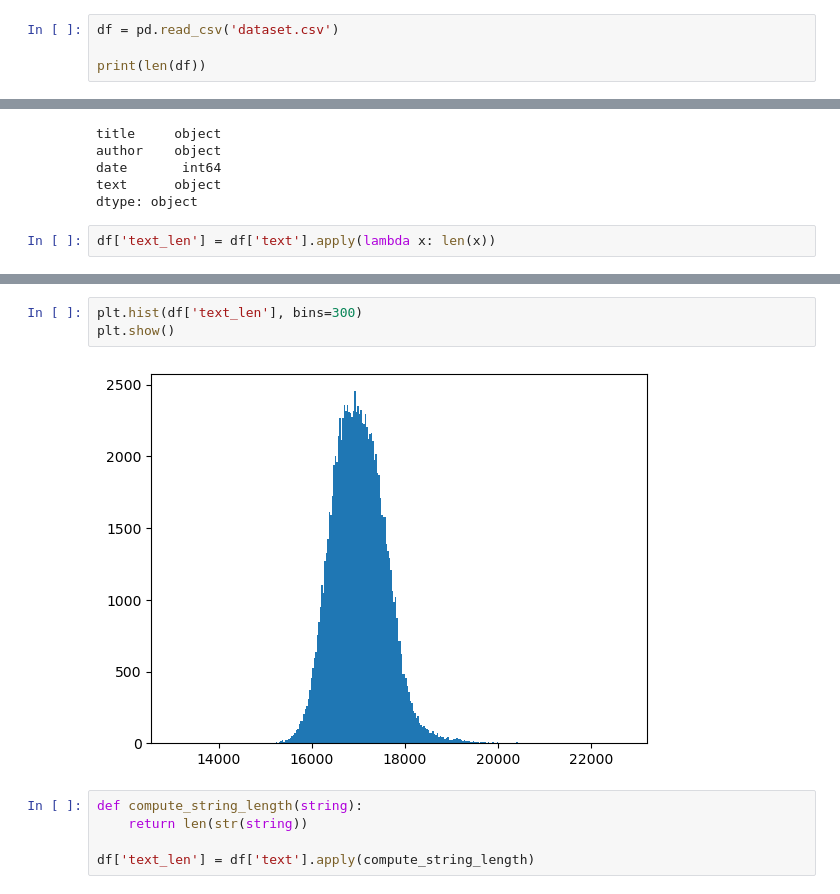
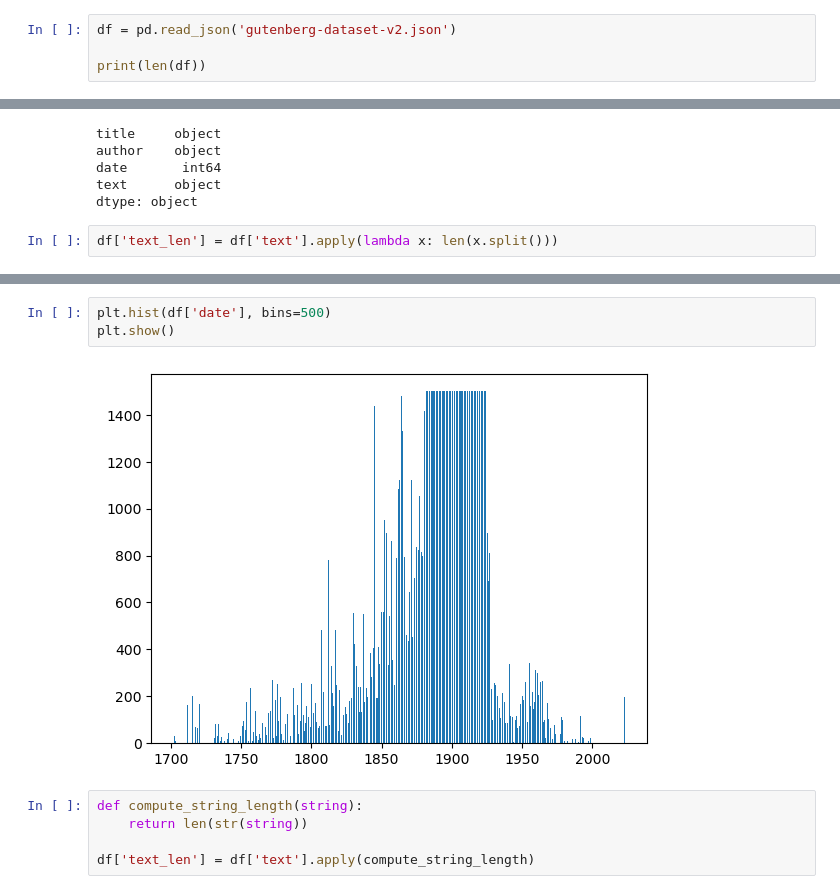
Before and after one commit to NeXTormer/LTM-LanguageTimeMachine, a Jupyter notebook: preprocessing/vis.ipynb, the cells around one changed output, grey strips where cells are left out. Saved outputs shown, nothing was run; the diff lists cells and outputs as text.

```diff
--- a/preprocessing/vis.ipynb
+++ b/preprocessing/vis.ipynb
@@ -2,7 +2,7 @@
 import pandas as pd
 import matplotlib.pyplot as plt
 # %%
-df = pd.read_csv('dataset.csv')
+df = pd.read_json('gutenberg-dataset-v2.json')
 
 print(len(df))
 # %% [output]
@@ -30,4 +30,4 @@ date       int64
 text      object
 dtype: object
 # %%
-df['text_len'] = df['text'].apply(lambda x: len(x))
+df['text_len'] = df['text'].apply(lambda x: len(x.split()))
@@ -34,8 +50,8 @@ df['text_len'] = df['text'].apply(lambda x: len(x))
 # %%
-plt.hist(df['text_len'], bins=300)
+plt.hist(df['date'], bins=500)
 plt.show()
 # %% [output]
-[figure, old version]
+[figure, new version]
 # %%
 def compute_string_length(string):
     return len(str(string))
```
Also changed, not shown: parts of 2 cells of this notebook, 6 other files.
